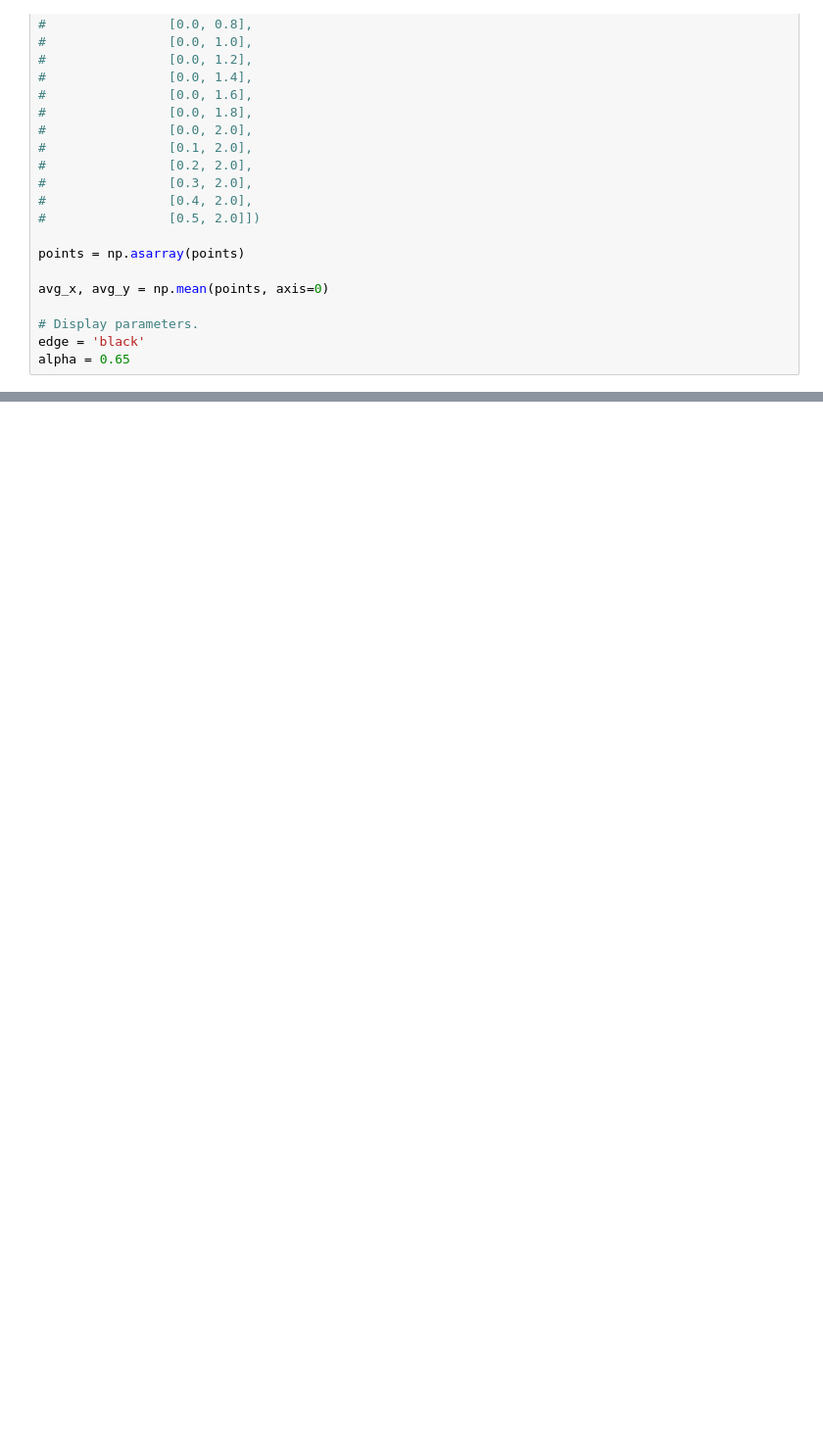
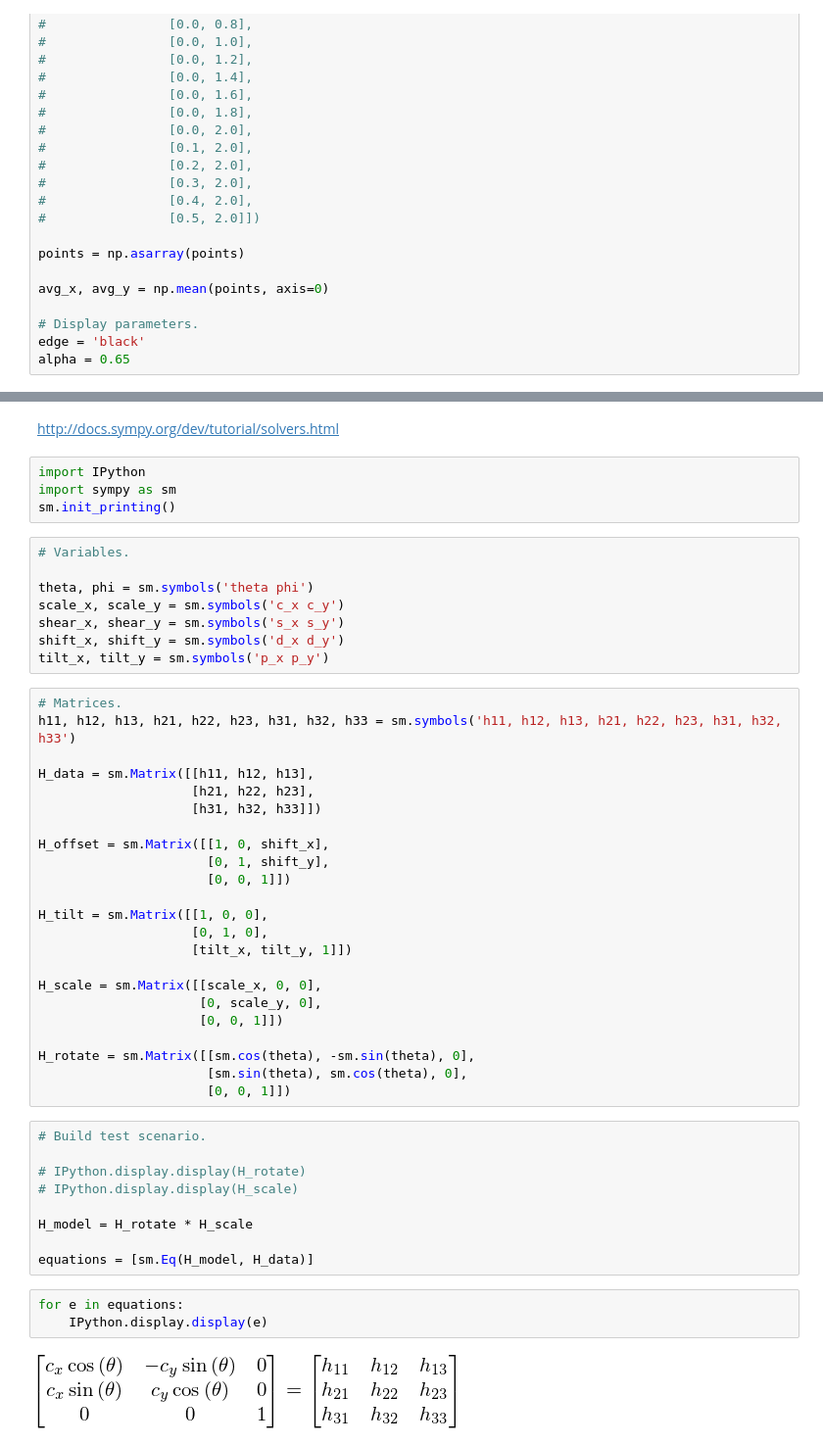
Before and after one commit to johnhw/ipynb_widget_canvas, a Jupyter notebook: notebooks/dev_transform.ipynb, the cells around one changed output, grey strips where cells are left out. Shown: that part at 98% size. Saved outputs shown, nothing was run; the diff lists cells and outputs as text; blank space fills up the shorter version.

Commit message:
try working through the math using sympy.

```diff
--- a/notebooks/dev_transform.ipynb
+++ b/notebooks/dev_transform.ipynb
@@ -167,0 +274,51 @@ print(H)
+# %% [markdown]
+http://docs.sympy.org/dev/tutorial/solvers.html
+# %%
+import IPython
+import sympy as sm
+sm.init_printing()
+# %%
+# Variables.
+
+theta, phi = sm.symbols('theta phi')
+scale_x, scale_y = sm.symbols('c_x c_y')
+shear_x, shear_y = sm.symbols('s_x s_y')
+shift_x, shift_y = sm.symbols('d_x d_y')
+tilt_x, tilt_y = sm.symbols('p_x p_y')
+# %%
+# Matrices.
+h11, h12, h13, h21, h22, h23, h31, h32, h33 = sm.symbols('h11, h12, h13, h21, h22, h23, h31, h32, h33')
+
+H_data = sm.Matrix([[h11, h12, h13],
+                    [h21, h22, h23],
+                    [h31, h32, h33]])
+
+H_offset = sm.Matrix([[1, 0, shift_x],
+                      [0, 1, shift_y],
+                      [0, 0, 1]])
+
+H_tilt = sm.Matrix([[1, 0, 0],
+                    [0, 1, 0],
+                    [tilt_x, tilt_y, 1]])
+
+H_scale = sm.Matrix([[scale_x, 0, 0],
+                     [0, scale_y, 0],
+                     [0, 0, 1]])
+
+H_rotate = sm.Matrix([[sm.cos(theta), -sm.sin(theta), 0],
+                      [sm.sin(theta), sm.cos(theta), 0],
+                      [0, 0, 1]])
+# %%
+# Build test scenario.
+
+# IPython.display.display(H_rotate)
+# IPython.display.display(H_scale)
+
+H_model = H_rotate * H_scale
+
+equations = [sm.Eq(H_model, H_data)]
+# %%
+for e in equations:
+    IPython.display.display(e)
+# %% [output]
+[figure, added]
```
Also changed, not shown: parts of 25 cells of this notebook, 1 other file.
